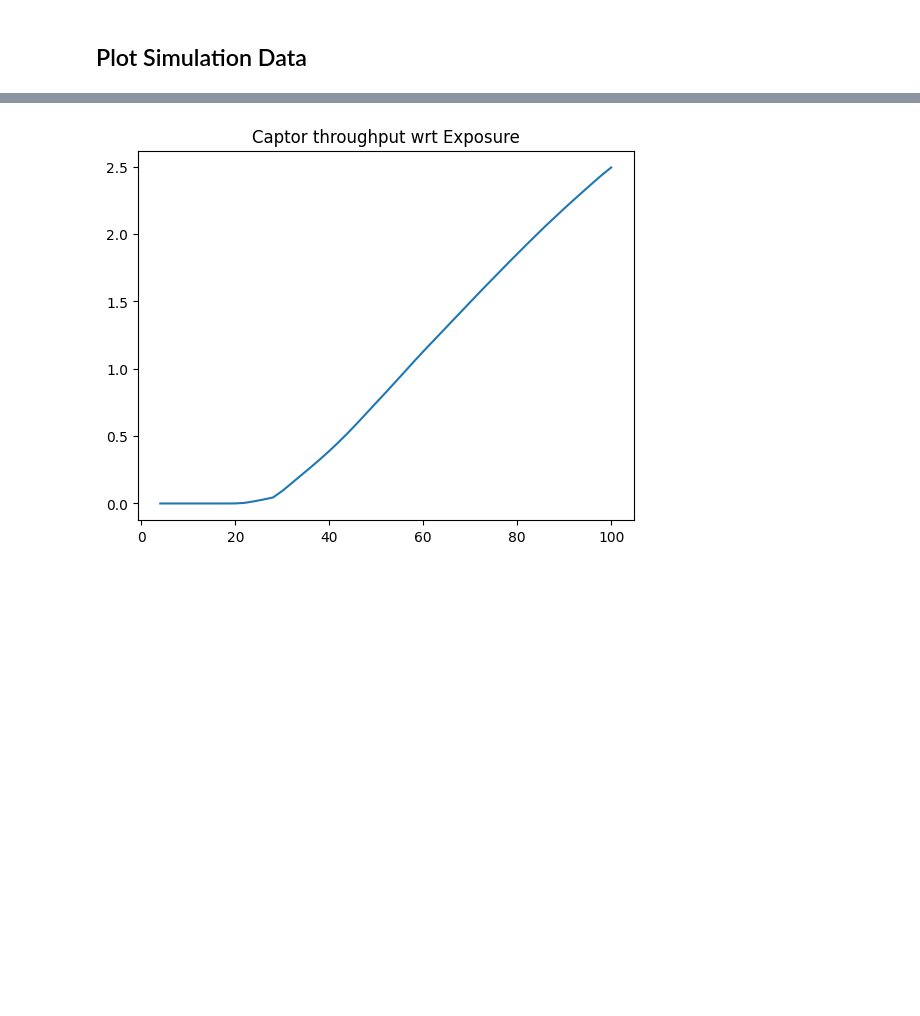
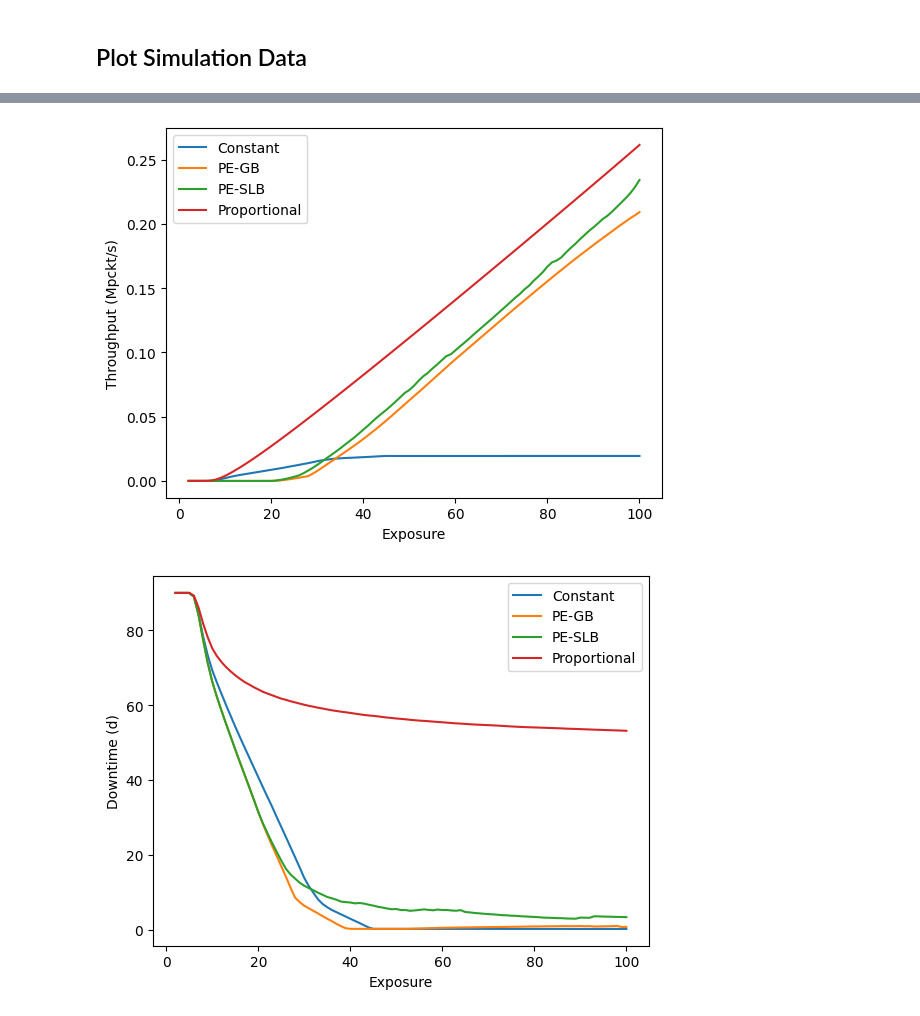
Before and after one commit to Indyuce/odmacpp, a Jupyter notebook: python/plot_data.ipynb, the cells around one changed output, grey strips where cells are left out. Saved outputs shown, nothing was run; the diff lists cells and outputs as text; code cells hidden in the pictures; blank space fills up the shorter version.

```diff
--- a/python/plot_data.ipynb
+++ b/python/plot_data.ipynb
@@ -8,7 +8,7 @@ import matplotlib.pyplot as plt
 # %% [markdown]
 ## Read data from CSV
 # %%
-FILE_NAME = "realdata_90d_40000b_odmacpp_gb_90sw"
+FILE_NAME = "realdata_90d_40000b_const_c_eq_2,0e+00"
 
 data_labels  = []
 data_indices = []
@@ -89,25 +95,48 @@ for key, lists in data_values.items():
 # %%
-FILE_NAME = "throughput_wrt_exposure"
+FILE_PREFIX = "wrt_exposure_"
 
-exposure = []
-thrghput = []
+exposures = []
+thrghputs = []
+downtimes = []
+labels    = []
 
 folder_prefix = "../output/"
-file_path = folder_prefix + FILE_NAME + '.csv'
-with open(file_path) as csv_file:
-    rows = csv.reader(csv_file, delimiter=';')
-    title = True
-    for row in rows:
-        if title:
-                title = False
+for file_name in os.listdir(folder_prefix):
+        if not file_name.startswith(FILE_PREFIX):
                 continue
 
-        exposure.append(float(row[0]))
-        thrghput.append(float(row[1]) / 1e7)
+        exposure = []
+        thrghput = []
+        downtime = []
 
-plt.plot(exposure, thrghput)
-plt.title('Captor throughput wrt Exposure')
-plt.ylegend()
-plt.show()
+        file_path = folder_prefix + file_name
+        with open(file_path) as csv_file:
+                rows = csv.reader(csv_file, delimiter=';')
+                title = True
+                for row in rows:
+                        if title:
+                                title = False
+                                continue
+
+                        exposure.append(float(row[0]))
+                        thrghput.append(float(row[1]) / 1e6)
+                        downtime.append(float(row[2]) / 3.6e3 / 24)
+
+        exposures.append(exposure)
+        thrghputs.append(thrghput)
+        downtimes.append(downtime)
+        labels.append(file_name[len(FILE_PREFIX):-4])
+
+def plot(xs, ys, xlabel, ylabel):
+        for i in range(len(xs)):
+                plt.plot(xs[i], ys[i], label=labels[i])
+        plt.xlabel(xlabel)
+        plt.ylabel(ylabel)
+        plt.legend()
+        plt.show()
+
+plot(exposures, thrghputs, 'Exposure', 'Throughput (Mpckt/s)')
+plot(exposures, downtimes, 'Exposure', 'Downtime (d)')
 # %% [output]
-[figure, old version]
+[figure, new version]
+[figure, added]
```
Also changed, not shown: parts of 2 cells of this notebook, 6 other files.
